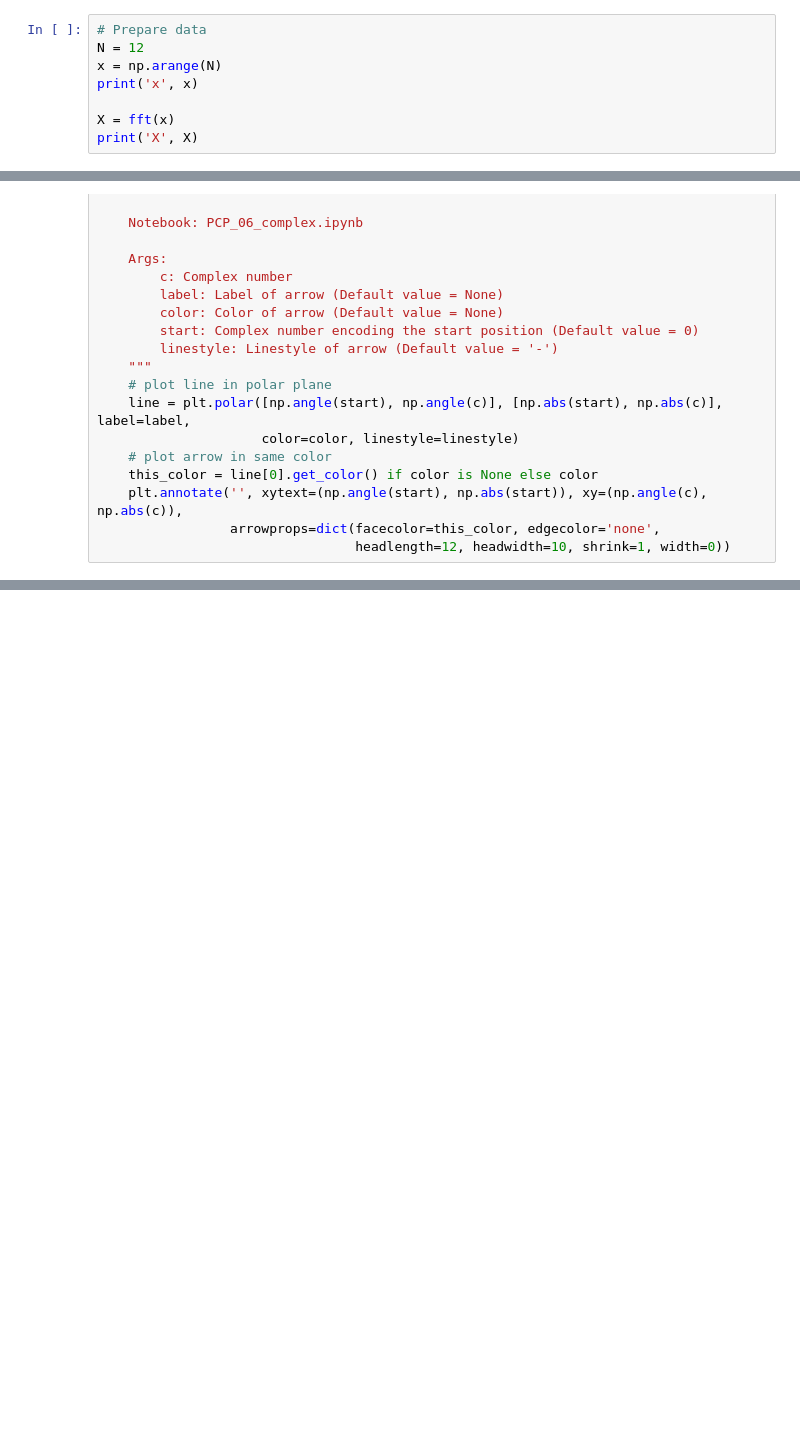
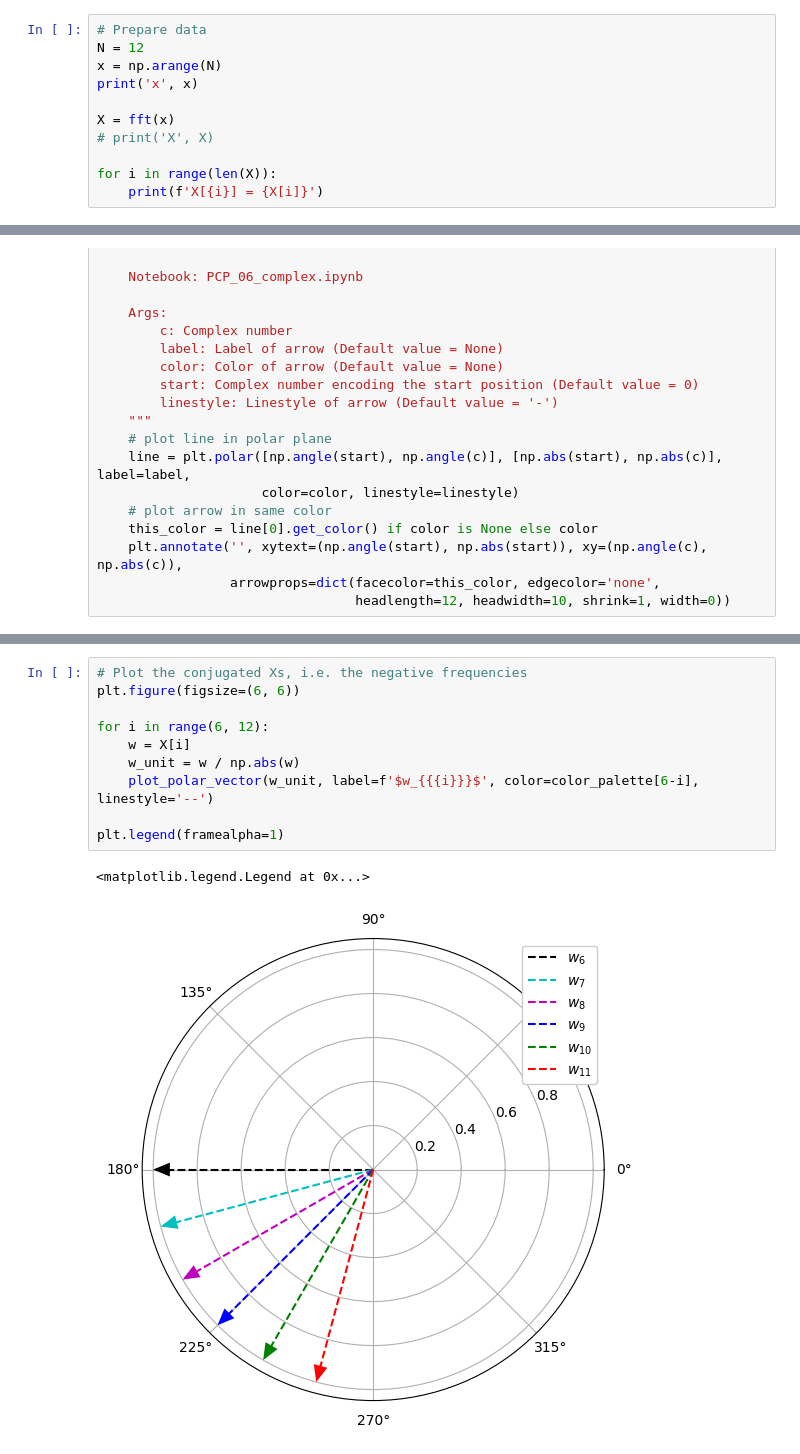
Before and after one commit to CLCS-SUSTech/research-blog, a Jupyter notebook: content/posts/Fourier-basis-Python-impl/code/plot.ipynb, the cells around one changed output, grey strips where cells are left out. Saved outputs shown, nothing was run; the diff lists cells and outputs as text; blank space fills up the shorter version.

```diff
--- a/content/posts/Fourier-basis-Python-impl/code/plot.ipynb
+++ b/content/posts/Fourier-basis-Python-impl/code/plot.ipynb
@@ -11,6 +11,9 @@ x = np.arange(N)
 print('x', x)
 
 X = fft(x)
-print('X', X)
+# print('X', X)
+
+for i in range(len(X)):
+    print(f'X[{i}] = {X[i]}')
 # %% [output]
 x [ 0  1  2  3  4  5  6  7  8  9 10 11]
@@ -77,3 +88,16 @@ plt.legend(framealpha=1)
 # %% [output]
 <matplotlib.legend.Legend at 0x...>
 [figure]
+# %%
+# Plot the conjugated Xs, i.e. the negative frequencies
+plt.figure(figsize=(6, 6))
+
+for i in range(6, 12):
+    w = X[i]
+    w_unit = w / np.abs(w)
+    plot_polar_vector(w_unit, label=f'$w_{{{i}}}$', color=color_palette[6-i], linestyle='--')
+
+plt.legend(framealpha=1)
+# %% [output]
+<matplotlib.legend.Legend at 0x...>
+[figure, added]
```
Also changed, not shown: parts of 3 cells of this notebook.
